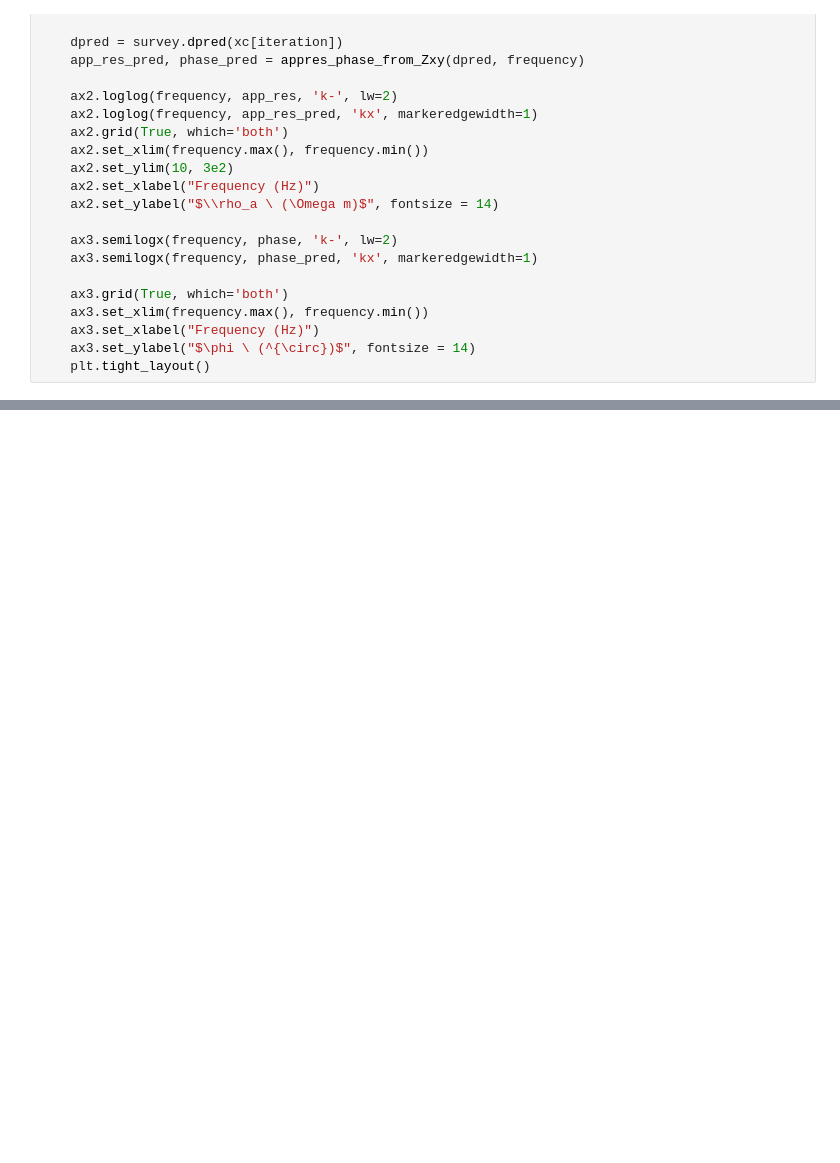
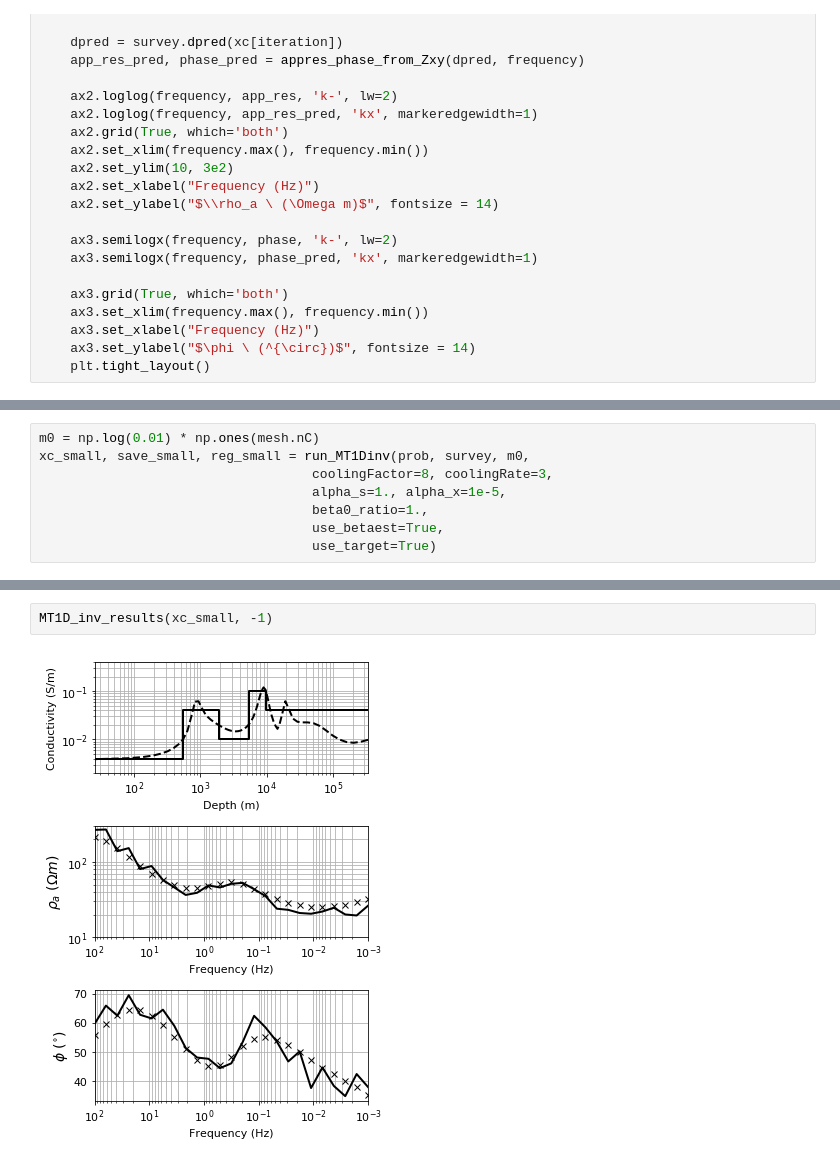
Before and after one commit to geoscixyz/computation, a Jupyter notebook: notebooks/MTtutorial/4_MT1D_inversion_seogi.ipynb, the cells around one changed output, grey strips where cells are left out. Drawn from its saved outputs; the diff is of its cells as text; blank space fills up the shorter version.

```diff
--- a/notebooks/MTtutorial/4_MT1D_inversion_seogi.ipynb
+++ b/notebooks/MTtutorial/4_MT1D_inversion_seogi.ipynb
@@ -396,0 +405,8 @@ MT1D_inv_results(xc_smooth, -1)
+# %%
+m0 = np.log(0.01) * np.ones(mesh.nC)
+xc_small, save_small, reg_small = run_MT1Dinv(prob, survey, m0,
+                                   coolingFactor=8, coolingRate=3,
+                                   alpha_s=1., alpha_x=1e-5,
+                                   beta0_ratio=1.,
+                                   use_betaest=True,
+                                   use_target=True)
@@ -396,0 +431,4 @@ MT1D_inv_results(xc_smooth, -1)
+# %%
+MT1D_inv_results(xc_small, -1)
+# %% [output]
+[figure, added]
```
Also changed, not shown: parts of 10 cells of this notebook, 1 other file.
